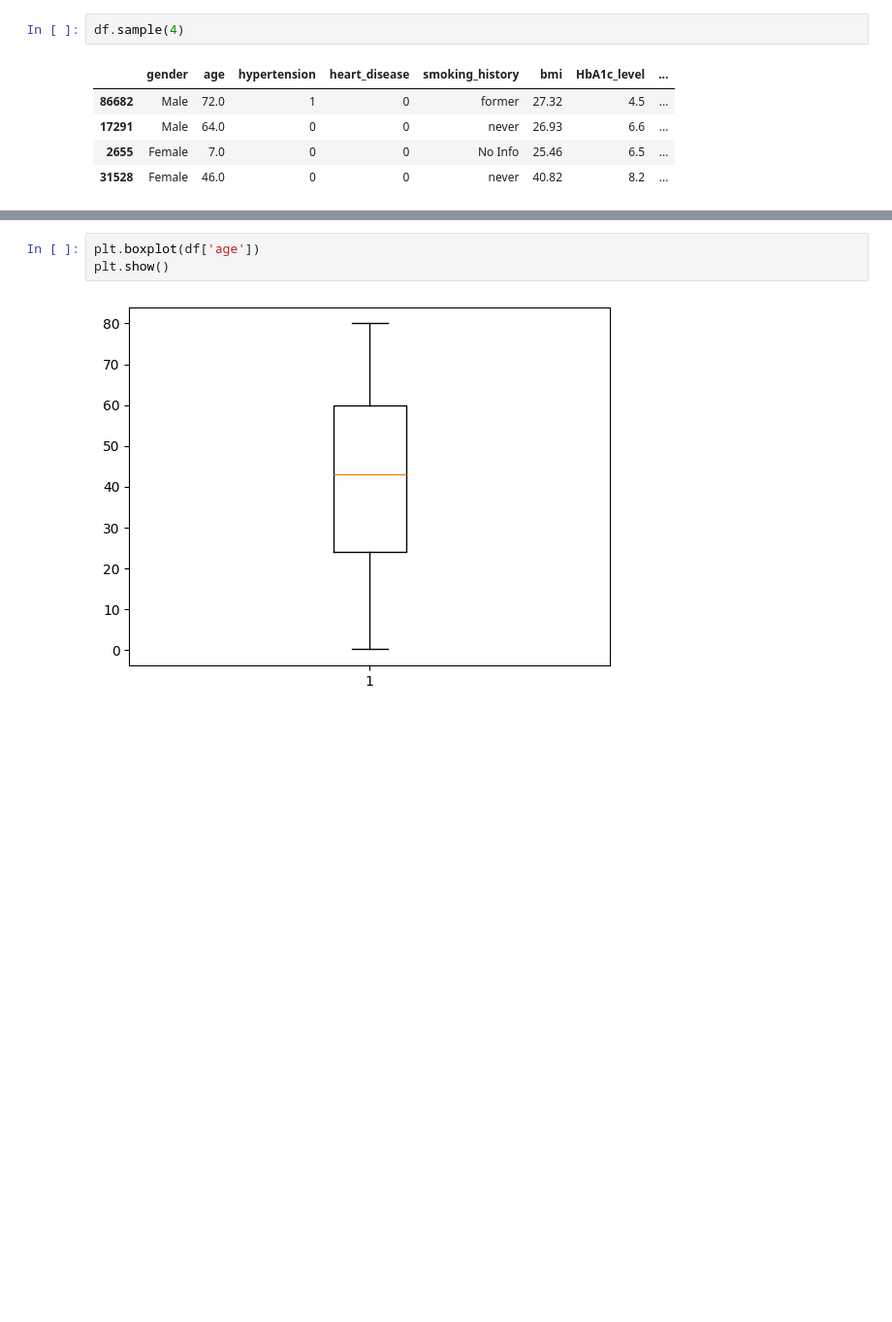
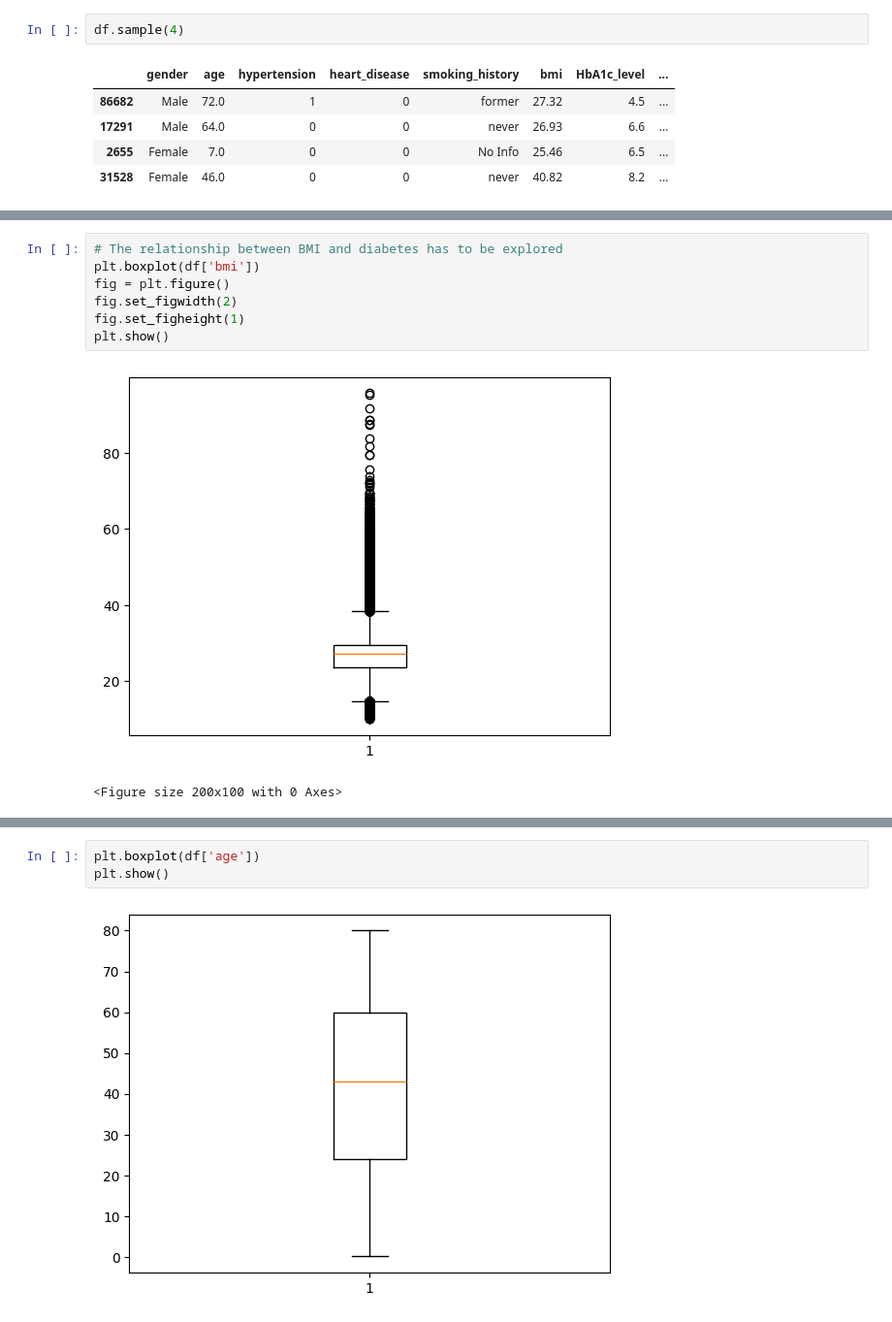
Before and after one commit to suchirmm/predictive_ml_, a Jupyter notebook: health_classification.ipynb, the cells around one changed output, grey strips where cells are left out. Shown at 97% size. Drawn from its saved outputs; the diff is of its cells as text; blank space fills up the shorter version.

```diff
--- a/health_classification.ipynb
+++ b/health_classification.ipynb
@@ -253 +349,11 @@ plt.show()
+# %%
+# The relationship between BMI and diabetes has to be explored
+plt.boxplot(df['bmi'])
+fig = plt.figure()
+fig.set_figwidth(2)
+fig.set_figheight(1)
+plt.show()
+# %% [output]
+[figure, added]
+<Figure size 200x100 with 0 Axes>
 # %%
```
Also changed, not shown: parts of 20 cells of this notebook.
